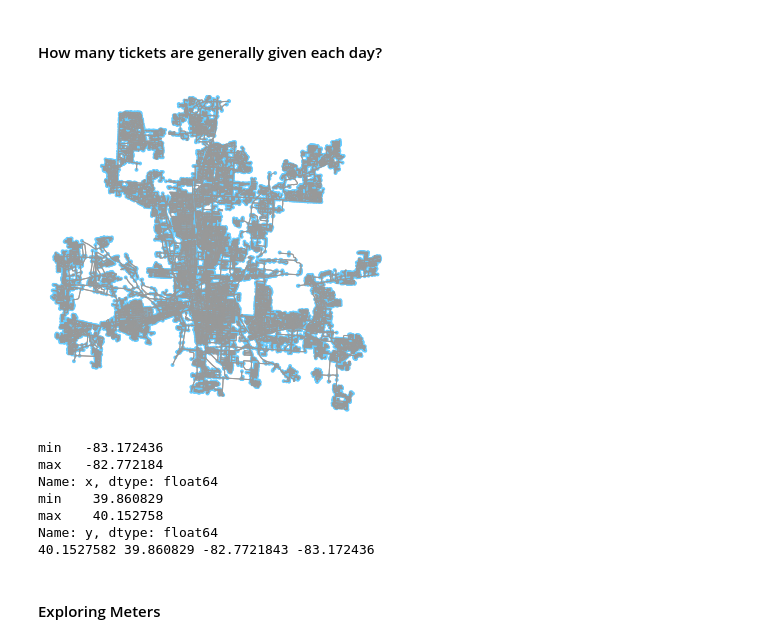
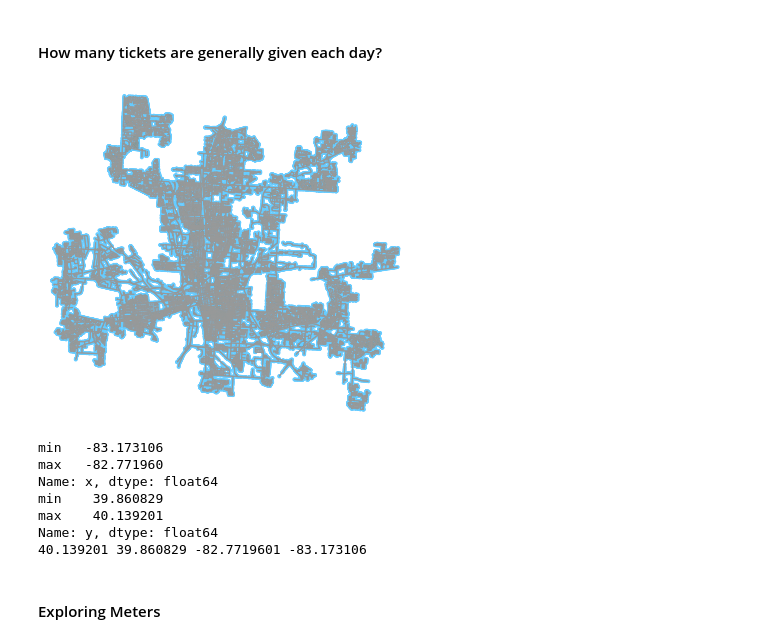
Before and after one commit to osofariu/cmh-parking-tickets, a Jupyter notebook: notebooks/Cmh_Parking_Violation.ipynb, the cells around one changed output. Cells and saved outputs as stored; diff of their text form; code cells hidden in the pictures.

```diff
--- a/notebooks/Cmh_Parking_Violation.ipynb
+++ b/notebooks/Cmh_Parking_Violation.ipynb
@@ -243,16 +244,16 @@ sns.pairplot(violations_clean)
 # %%
 # get network graph for Columbus from disk if available (much faster to load)
 try:
     G = ox.load_graphml('cmh_network.graphml')
 except IOError:
     print("Download and save network.")
-    G = ox.graph_from_place('Columbus, Ohio, USA', network_type='drive')
+    G = ox.graph_from_place('Columbus, Ohio, USA', network_type='drive', simplify=False)
     ox.save_graphml(G, filename='cmh_network.graphml')
     G = ox.load_graphml('cmh_network.graphml')
 
 fig, ax = ox.plot_graph(G)
 # %% [output]
-[figure, old version]
+[figure, new version]
 # %%
 # get min, max for lat long as coordinates from G, to get bounds
 cmh_gdf = ox.graph_to_gdfs(G)
@@ -266,13 +267,13 @@ cmh_w = float(cmh_gdf[0].x.agg('min'))
 
 print(cmh_n, cmh_s, cmh_e, cmh_w)
 # %% [output]
-min   -83.172436
-max   -82.772184
+min   -83.173106
+max   -82.771960
 Name: x, dtype: float64
 min    39.860829
-max    40.152758
+max    40.139201
 Name: y, dtype: float64
-40.1527582 39.860829 -82.7721843 -83.172436
+40.139201 39.860829 -82.7719601 -83.173106
 # %%
 # convert lat/long to usable lat/long float values
 violations['lat_float'] = violations['lat'] / 1000000
```
Also changed, not shown: parts of 28 cells of this notebook.
